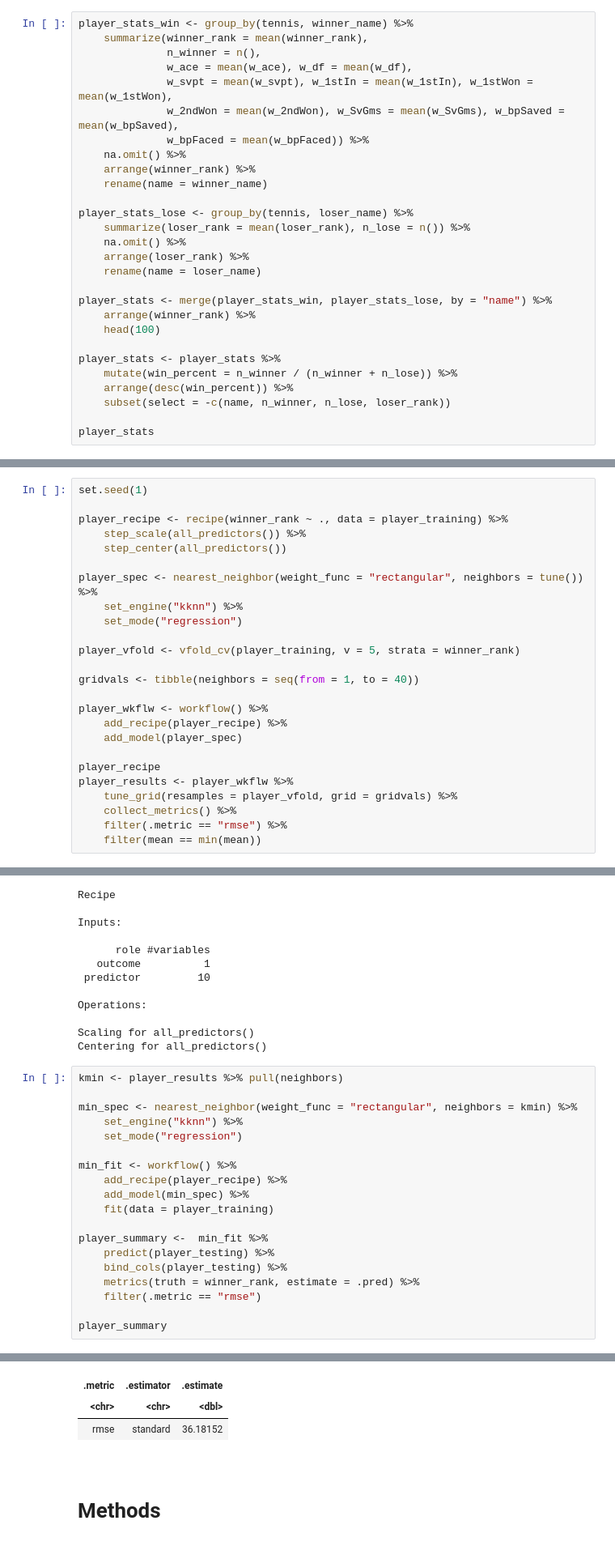
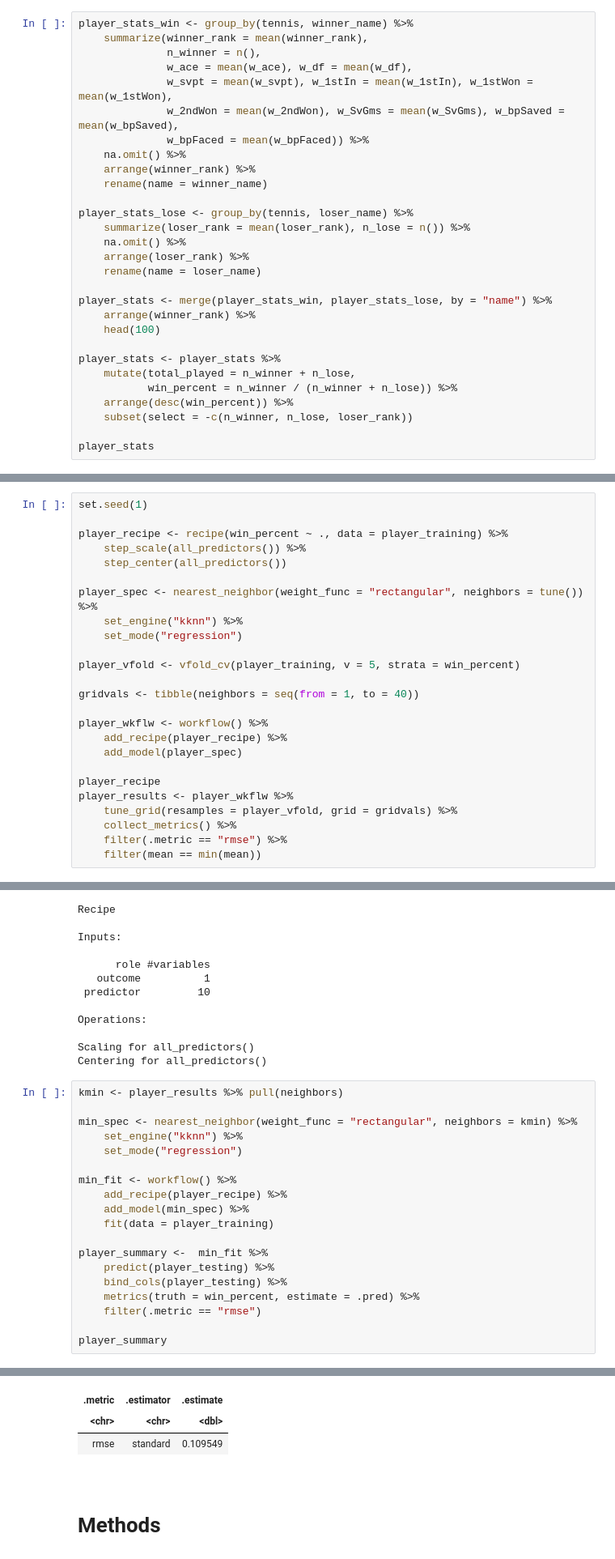
Before and after one commit to jo-adithya/dsci_project, a Jupyter notebook: proposal.ipynb, the cells around one changed output, grey strips where cells are left out. Shown: that part at 81% size. Cells and saved outputs as stored; diff of their text form.

```diff
--- a/proposal.ipynb
+++ b/proposal.ipynb
@@ -185,9 +185,10 @@ player_stats <- merge(player_stats_win, player_stats_lose, by = "name") %>%
     head(100)
 
 player_stats <- player_stats %>%
-    mutate(win_percent = n_winner / (n_winner + n_lose)) %>%
+    mutate(total_played = n_winner + n_lose,
+           win_percent = n_winner / (n_winner + n_lose)) %>%
     arrange(desc(win_percent)) %>%
-    subset(select = -c(name, n_winner, n_lose, loser_rank))
+    subset(select = -c(n_winner, n_lose, loser_rank))
 
 player_stats
 # %% [output]
@@ -378,7 +379,7 @@ rank_vs_bpf
 # %%
 set.seed(1)
 
-player_recipe <- recipe(winner_rank ~ ., data = player_training) %>%
+player_recipe <- recipe(win_percent ~ ., data = player_training) %>%
     step_scale(all_predictors()) %>%
     step_center(all_predictors())
 
@@ -386,7 +387,7 @@ player_spec <- nearest_neighbor(weight_func = "rectangular", neighbors = tune())
     set_engine("kknn") %>%
     set_mode("regression")
 
-player_vfold <- vfold_cv(player_training, v = 5, strata = winner_rank)
+player_vfold <- vfold_cv(player_training, v = 5, strata = win_percent)
 
 gridvals <- tibble(neighbors = seq(from = 1, to = 40))
 
@@ -419,27 +420,27 @@ Centering for all_predictors()
 # %%
 kmin <- player_results %>% pull(neighbors)
 
 min_spec <- nearest_neighbor(weight_func = "rectangular", neighbors = kmin) %>%
     set_engine("kknn") %>%
     set_mode("regression")
 
 min_fit <- workflow() %>%
     add_recipe(player_recipe) %>%
     add_model(min_spec) %>%
     fit(data = player_training)
 
 player_summary <-  min_fit %>%
     predict(player_testing) %>%
     bind_cols(player_testing) %>%
-    metrics(truth = winner_rank, estimate = .pred) %>%
+    metrics(truth = win_percent, estimate = .pred) %>%
     filter(.metric == "rmse")
 
 player_summary
 # %% [output]
 A tibble: 1 × 3
 | .metric | .estimator | .estimate |
 | <chr> | <chr> | <dbl> |
-| rmse | standard | 36.18152 |
+| rmse | standard | 0.109549 |
 # %% [markdown]
 <br>
 
```
Also changed, not shown: parts of 3 cells of this notebook.
